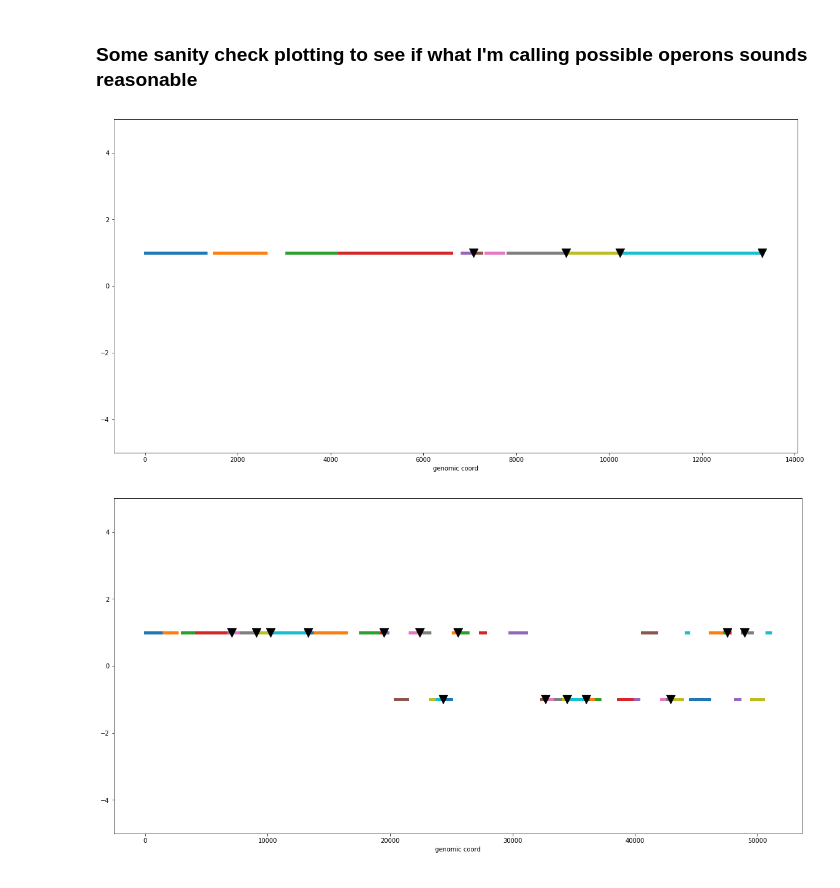
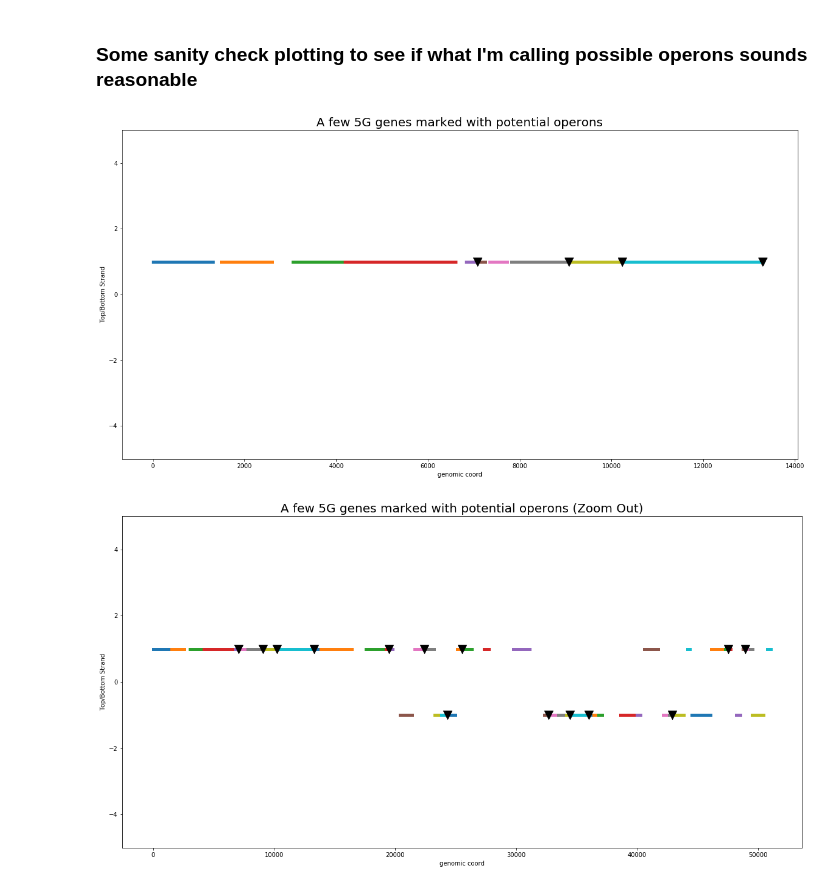
Before and after one commit to erinhwilson/regulatory-dna-perplexity, a Jupyter notebook: promoter_perplexity.ipynb, the cells around one changed output. Saved outputs shown, nothing was run; the diff lists cells and outputs as text; code cells hidden in the pictures.

```diff
--- a/promoter_perplexity.ipynb
+++ b/promoter_perplexity.ipynb
@@ -303,11 +304,24 @@ def get_promoters(gb_record,
 
     return promoters, operon_locs, candidate_operon_genes
 # %%
+# 5G
+print("5G")
 # use naive (operon ignorant) strategy to extract promoters
-naive_p_set,_,_ = get_promoters(gb_5G,cds_5G)
-print("Num naive promoters:", len(naive_p_set))
+naive_p_set_5G,_,_ = get_promoters(gb_5G,cds_5G)
+print("Num naive promoters:", len(naive_p_set_5G))
 
 # use operon ignorant conscious strategy to extract promoters
-operon_p_set,operon_locs,op_cand = get_promoters(gb_5G, cds_5G, operon_mode = True)
-print("Num operon promoters:", len(operon_p_set))
+operon_p_set_5G, operon_locs_5G, op_cand_5G = get_promoters(gb_5G, cds_5G, operon_mode = True)
+print("Num operon promoters:", len(operon_p_set_5G))
+print()
+
+# Ecoli
+print("E. Coli")
+# use naive (operon ignorant) strategy to extract promoters
+naive_p_set_ecoli,_,_ = get_promoters(gb_ecoli,cds_ecoli)
+print("Num naive promoters:", len(naive_p_set_ecoli))
+
+# use operon ignorant conscious strategy to extract promoters
+operon_p_set_ecoli, operon_locs_ecoli, op_cand_ecoli = get_promoters(gb_ecoli, cds_ecoli, operon_mode = True)
+print("Num operon promoters:", len(operon_p_set_ecoli))
 # %% [output]
@@ -325,35 +344,41 @@ print(operon_p_set[:6])
 # %% [markdown]
 ### Some sanity check plotting to see if what I'm calling possible operons sounds reasonable
 # %%
-cds_strand_temp = [((x,y),(s,s)) for i,(x,y,s,_,_) in enumerate(cds_5G)]
+# get the genome coordinates as the x-axis, use the strand as the y axis
+cds_strand_temp_5G = [((x,y),(s,s)) for i,(x,y,s,_,_) in enumerate(cds_5G)]
+cds_strand_temp_ecoli = [((x,y),(s,s)) for i,(x,y,s,_,_) in enumerate(cds_ecoli)]
 # %%
 # plot the first few genes along the 5G genome
 # Make a marker wherever there was an operon
 plt.figure(figsize=(20,10))
 
-for x,y in cds_strand_temp[:10]:
+for x,y in cds_strand_temp_5G[:10]:
     plt.plot(x, y, linewidth=5, zorder=0)
 
-for x,y in operon_locs[:4]:
+for x,y in operon_locs_5G[:4]:
     plt.scatter(x,y, color="black",marker="v", s=200, zorder=2)
 
 plt.ylim(-5,5)
 plt.xlabel("genomic coord")
+plt.ylabel("Top/Bottom Strand")
+plt.title("A few 5G genes marked with potential operons", fontsize=20)
 plt.show()
 
 
 # Zoom out
 plt.figure(figsize=(20,10))
 
-for x,y in cds_strand_temp[:50]:
+for x,y in cds_strand_temp_5G[:50]:
     plt.plot(x, y, linewidth=5, zorder=0)
 
-for x,y in operon_locs[:14]:
+for x,y in operon_locs_5G[:14]:
     plt.scatter(x,y, color="black",marker="v", s=200, zorder=2)
 
 plt.ylim(-5,5)
 plt.xlabel("genomic coord")
+plt.ylabel("Top/Bottom Strand")
+plt.title("A few 5G genes marked with potential operons (Zoom Out)", fontsize=20)
 plt.show()
 # %% [output]
-[figure, old version]
+[figure, new version]
-[figure, old version]
+[figure, new version]
```
Also changed, not shown: parts of 8 cells of this notebook.
